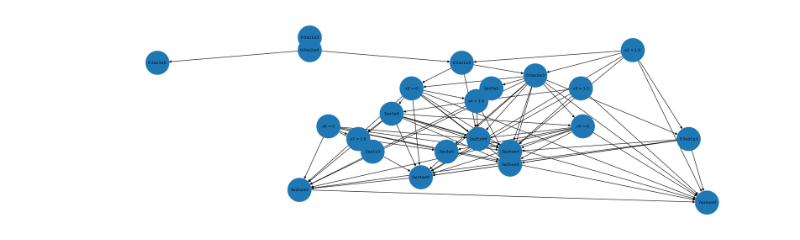
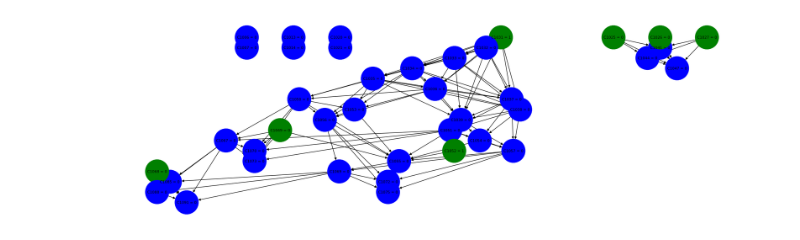
Before and after one commit to Dx-by-Dy/Conflict-analysis, a Jupyter notebook: draw_graph.ipynb, the cells around one changed output. Drawn from its saved outputs; the diff is of its cells as text; code cells hidden in the pictures.

```diff
--- a/draw_graph.ipynb
+++ b/draw_graph.ipynb
@@ -4,23 +4,22 @@ import matplotlib.pyplot as plt
 from solver import Solver
 # %%
 def node_label(node) -> str:
-    if node[2].upper - node[2].lower <= 1e-9:
-        return f"{node[1].name} = {node[2].upper}"
+    if node.bound.upper - node.bound.lower <= 1e-9:
+        return f"{node.var.name} = {node.bound.upper}"
     else:
-        return f"{node[2].lower}≤{node[1].name}≤{node[2].upper}"
+        return f"{node.bound.lower}≤{node.var.name}≤{node.bound.upper}"
 
-def node_color(node, origins, drains):
-    # if node in origins:
-    #     return "green"
-    # elif node in drains:
-    #     return "red"
-    if node[1].is_conv():
+def node_color(node, origins):
+    #print(node.var, node.iteration, node.bound)
+    if node in origins:
+        return "green"
+    elif node.bound.upper - node.bound.lower <= 1e-9:
         return "blue"
-    elif node[1].is_general:
+    elif node.var.is_general:
         return "yellow"
     return "magenta"
 # %%
-sl = Solver("problems/problem_from_article_mod.lp")
+sl = Solver("problems/p0201.mps", True)
 graphes = sl.start()
 print(sl.result())
 # %% [output]
@@ -49,22 +62,22 @@ graphes
  <graph.Graph at 0x...>]
 # %%
-nodes, edges = graphes[0].to_plot_info()
+nodes, edges, origins = graphes[1037].to_plot_info()
 
 G = nx.DiGraph()
+
 for edge in edges:
-    #print(edge)
     G.add_edge(node_label(edge[0]), node_label(edge[1]))
 
 pos = nx.nx_agraph.graphviz_layout(G, prog="dot")
 
 plt.figure(3,figsize=(20,6))
 nx.draw(G,
         pos,
         with_labels=True,
         font_size=8,
         node_size=2600,
-        #node_color=[node_color(n, origins, drains) for n in nodes]
+        node_color=[node_color(n, origins) for n in nodes]
        )
 # %% [output]
-[figure, old version]
+[figure, new version]
 # %%
```
Also changed, not shown: parts of 3 cells of this notebook, 7 other files.
